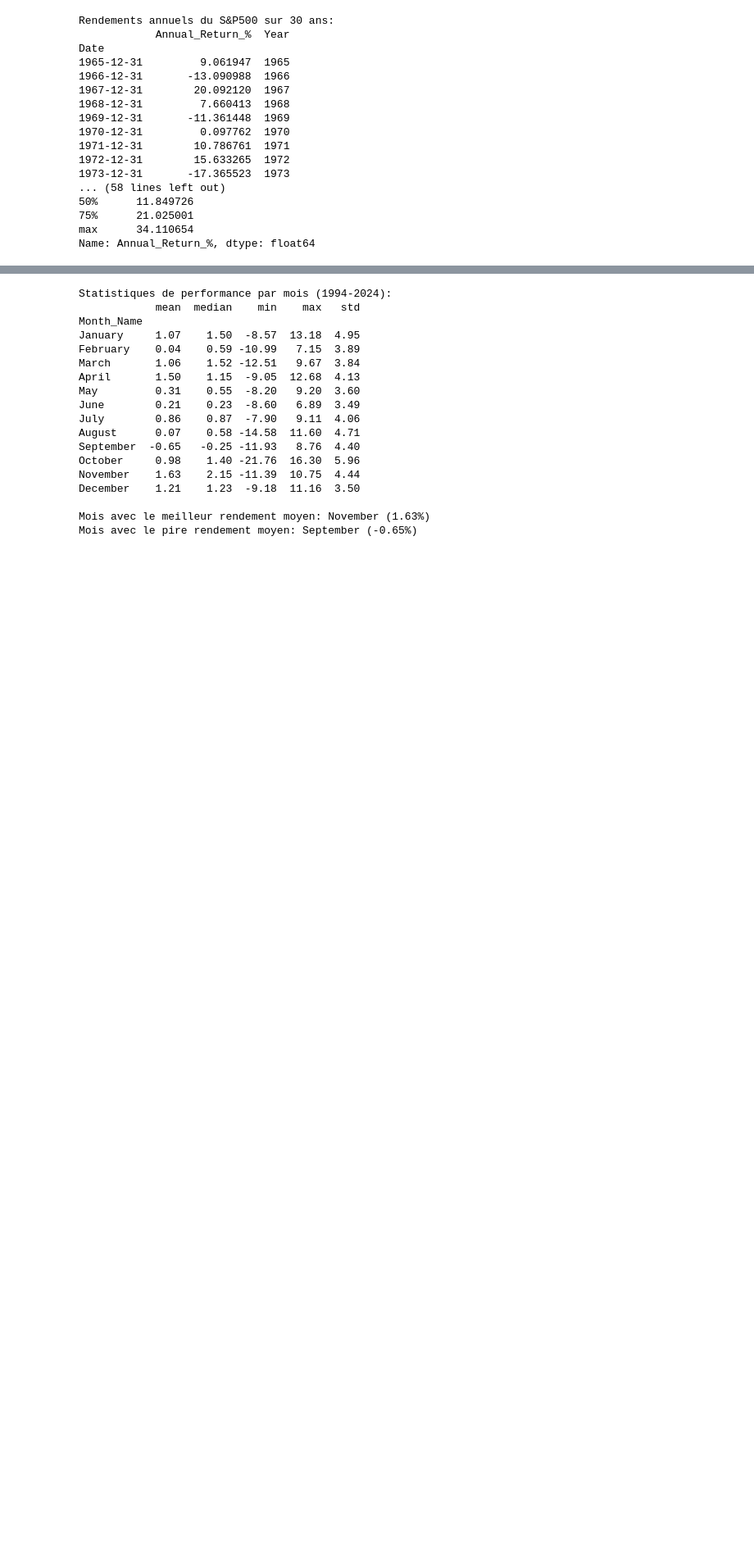
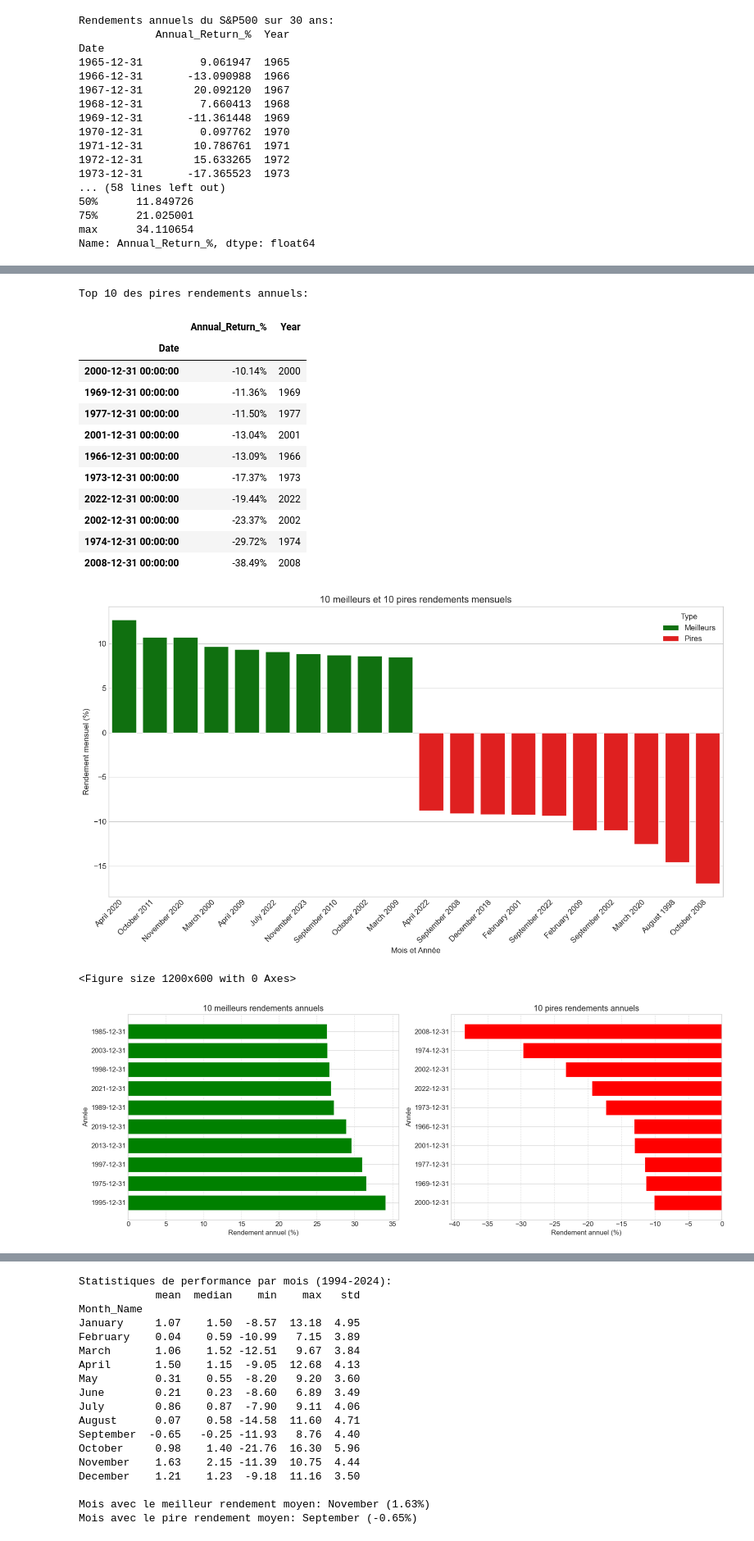
Before and after one commit to Felipebarcon/SP500-30YR-RERURN-ANALYSIS, a Jupyter notebook: sample.ipynb, the cells around one changed output, grey strips where cells are left out. Shown at 82% size. Drawn from its saved outputs; the diff is of its cells as text; code cells hidden in the pictures; blank space fills up the shorter version.

```diff
--- a/sample.ipynb
+++ b/sample.ipynb
@@ -174,17 +200,68 @@ sorted_monthly_returns = monthly_df.sort_values(by='Monthly_Return_%', ascending
 sorted_annual_returns = annual_df.sort_values(by='Annual_Return_%', ascending=False)
 
 # Affichage des 10 meilleurs et 10 pires rendements mensuels
-print("\nTop 10 des meilleurs rendements mensuels:")
-print(sorted_monthly_returns.head(10))
+print("Top 10 des meilleurs rendements mensuels:")
+display(sorted_monthly_returns.head(10).style.format({'Monthly_Return_%': '{:.2f}%'}))
 
 print("\nTop 10 des pires rendements mensuels:")
-print(sorted_monthly_returns.tail(10))
+display(sorted_monthly_returns.tail(10).style.format({'Monthly_Return_%': '{:.2f}%'}))
 
 # Affichage des meilleurs et pires rendements annuels
 print("\nTop 10 des meilleurs rendements annuels:")
-print(sorted_annual_returns.head(10))
+display(sorted_annual_returns.head(10).style.format({'Annual_Return_%': '{:.2f}%'}))
 
 print("\nTop 10 des pires rendements annuels:")
-print(sorted_annual_returns.tail(10))
+display(sorted_annual_returns.tail(10).style.format({'Annual_Return_%': '{:.2f}%'}))
+
+# Visualisation des meilleurs et pires rendements mensuels
+plt.figure(figsize=(14, 8))
+
+# Données pour le graphique
+top_months = sorted_monthly_returns.head(10).copy()
+top_months['Type'] = 'Meilleurs'
+bottom_months = sorted_monthly_returns.tail(10).copy()
+bottom_months['Type'] = 'Pires'
+
+# Fusion des deux DataFrames
+plot_data = pd.concat([top_months, bottom_months])
+
+# Création d'une colonne pour les étiquettes d'axe
+plot_data['Label'] = plot_data['Month_Name'] + ' ' + plot_data.index.year.astype(str)
+
+# Création du graphique
+sns.barplot(x='Label', y='Monthly_Return_%', hue='Type', data=plot_data, palette=['green', 'red'])
+plt.xticks(rotation=45, ha='right')
+plt.title('10 meilleurs et 10 pires rendements mensuels')
+plt.xlabel('Mois et Année')
+plt.ylabel('Rendement mensuel (%)')
+plt.tight_layout()
+plt.show()
+
+# Visualisation des meilleurs et pires rendements annuels
+plt.figure(figsize=(12, 6))
+
+# Données pour le graphique
+top_years = sorted_annual_returns.head(10).copy()
+bottom_years = sorted_annual_returns.tail(10).copy()
+
+# Création du graphique
+fig, (ax1, ax2) = plt.subplots(1, 2, figsize=(16, 6))
+
+# Meilleurs rendements
+ax1.barh(top_years.index.astype(str), top_years['Annual_Return_%'], color='green')
+ax1.set_title('10 meilleurs rendements annuels')
+ax1.set_xlabel('Rendement annuel (%)')
+ax1.set_ylabel('Année')
+ax1.grid(axis='x', linestyle='--', alpha=0.6)
+
+# Pires rendements
+ax2.barh(bottom_years.index.astype(str), bottom_years['Annual_Return_%'], color='red')
+ax2.set_title('10 pires rendements annuels')
+ax2.set_xlabel('Rendement annuel (%)')
+ax2.set_ylabel('Année')
+ax2.grid(axis='x', linestyle='--', alpha=0.6)
+
+plt.tight_layout()
+plt.show()
 # %% [output]
 Top 10 des meilleurs rendements mensuels:
@@ -207,2 +306,18 @@ Date
+Top 10 des pires rendements annuels:
+|  | Annual_Return_% | Year |
+| Date |  |  |
+| 2000-12-31 00:00:00 | -10.14% | 2000 |
+| 1969-12-31 00:00:00 | -11.36% | 1969 |
+| 1977-12-31 00:00:00 | -11.50% | 1977 |
+| 2001-12-31 00:00:00 | -13.04% | 2001 |
+| 1966-12-31 00:00:00 | -13.09% | 1966 |
+| 1973-12-31 00:00:00 | -17.37% | 1973 |
+| 2022-12-31 00:00:00 | -19.44% | 2022 |
+| 2002-12-31 00:00:00 | -23.37% | 2002 |
+| 1974-12-31 00:00:00 | -29.72% | 1974 |
+| 2008-12-31 00:00:00 | -38.49% | 2008 |
+[figure, added]
+<Figure size 1200x600 with 0 Axes>
+[figure, added]
 # %%
 # 5. Analyse des années positives vs négatives
```
Also changed, not shown: parts of 7 cells of this notebook, 2 other files.
